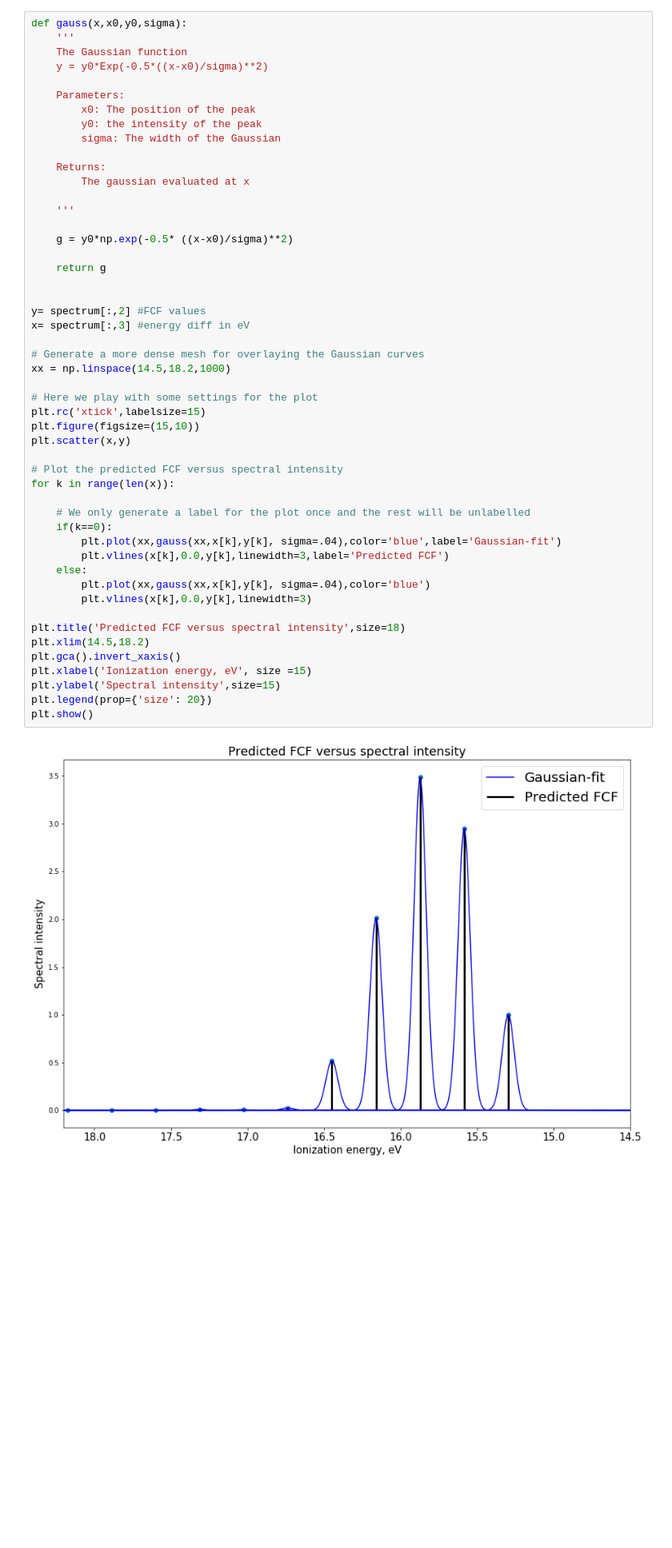
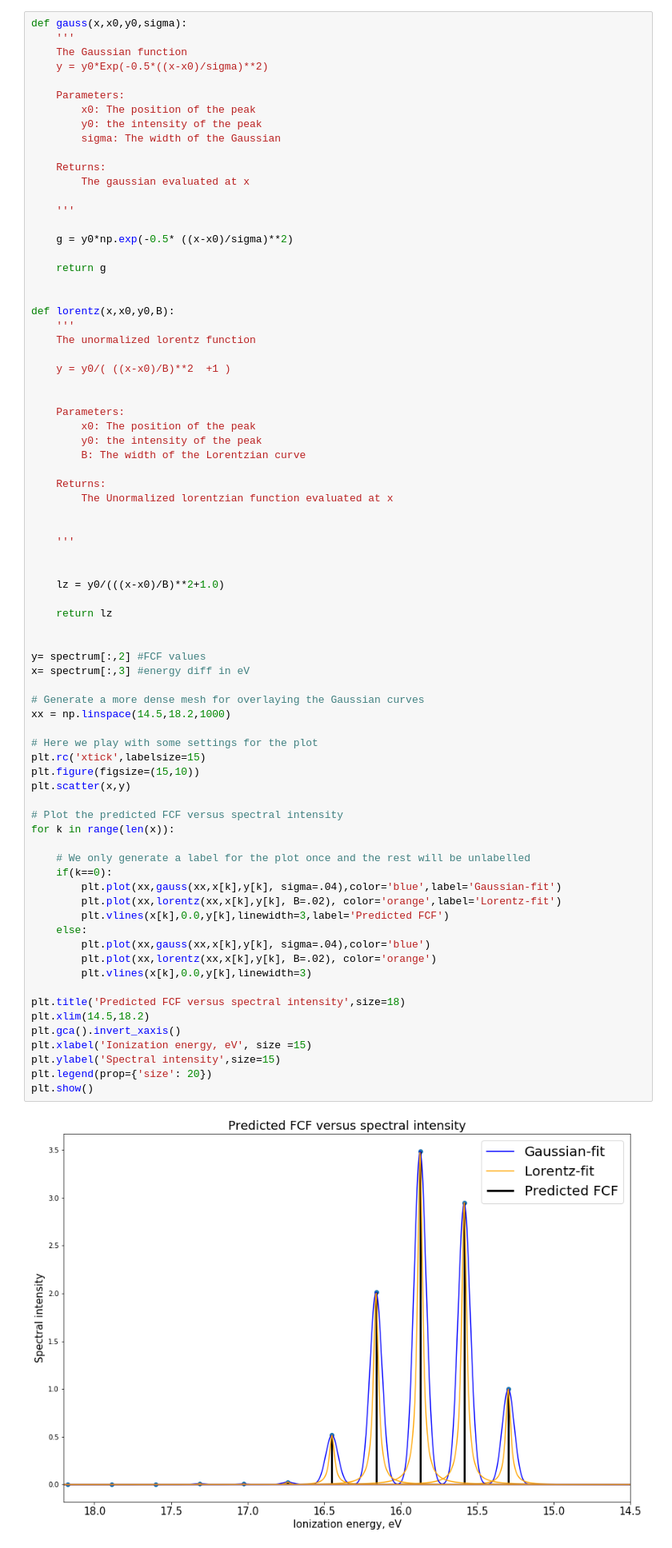
Before and after one commit to MelkoCollective/CDL_2020, a Jupyter notebook: Project_3_Franck_Condon_Factors/Task1.ipynb, the cells around one changed output. Shown at 80% size. Cells and saved outputs as stored; diff of their text form; blank space fills up the shorter version.

Commit message:
updated task1, task2 and task3 codes and visuals

```diff
--- a/Project_3_Franck_Condon_Factors/Task1.ipynb
+++ b/Project_3_Franck_Condon_Factors/Task1.ipynb
@@ -56,34 +56,60 @@ def gauss(x,x0,y0,sigma):
     return g
 
 
+def lorentz(x,x0,y0,B):
+    '''
+    The unormalized lorentz function
+
+    y = y0/( ((x-x0)/B)**2  +1 )
+
+
+    Parameters:
+        x0: The position of the peak
+        y0: the intensity of the peak
+        B: The width of the Lorentzian curve
+
+    Returns:
+        The Unormalized lorentzian function evaluated at x
+
+
+    '''
+
+
+    lz = y0/(((x-x0)/B)**2+1.0)
+
+    return lz
+
+
 y= spectrum[:,2] #FCF values
 x= spectrum[:,3] #energy diff in eV
 
 # Generate a more dense mesh for overlaying the Gaussian curves
 xx = np.linspace(14.5,18.2,1000)
 
 # Here we play with some settings for the plot
 plt.rc('xtick',labelsize=15)
 plt.figure(figsize=(15,10))
 plt.scatter(x,y)
 
 # Plot the predicted FCF versus spectral intensity
 for k in range(len(x)):
 
     # We only generate a label for the plot once and the rest will be unlabelled
     if(k==0):
         plt.plot(xx,gauss(xx,x[k],y[k], sigma=.04),color='blue',label='Gaussian-fit')
+        plt.plot(xx,lorentz(xx,x[k],y[k], B=.02), color='orange',label='Lorentz-fit')
         plt.vlines(x[k],0.0,y[k],linewidth=3,label='Predicted FCF')
     else:
         plt.plot(xx,gauss(xx,x[k],y[k], sigma=.04),color='blue')
+        plt.plot(xx,lorentz(xx,x[k],y[k], B=.02), color='orange')
         plt.vlines(x[k],0.0,y[k],linewidth=3)
 
 plt.title('Predicted FCF versus spectral intensity',size=18)
 plt.xlim(14.5,18.2)
 plt.gca().invert_xaxis()
 plt.xlabel('Ionization energy, eV', size =15)
 plt.ylabel('Spectral intensity',size=15)
 plt.legend(prop={'size': 20})
 plt.show()
 # %% [output]
-[figure, old version]
+[figure, new version]
```
Also changed, not shown: 6 other files.
